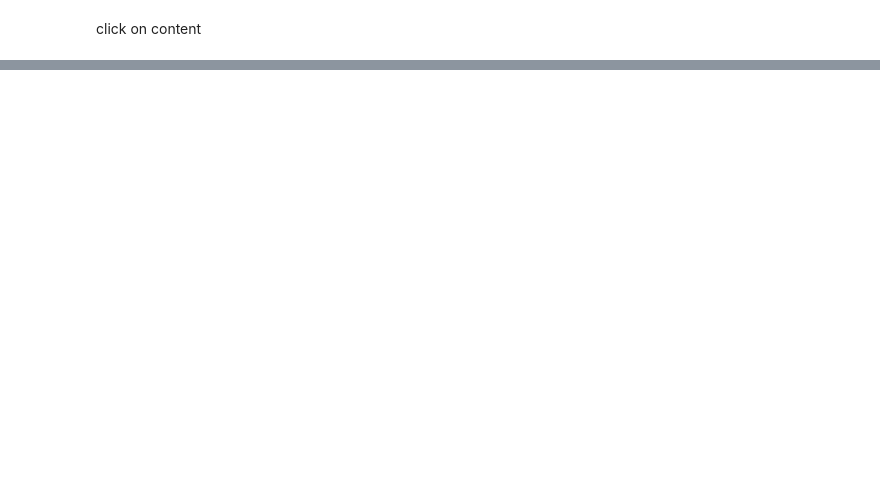
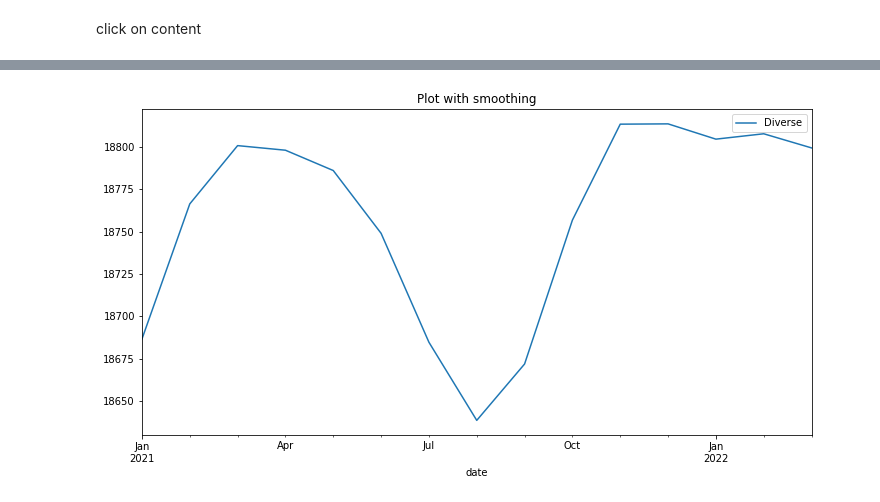
Before and after one commit to ciCciC/RecommendationSysTopicModel, a Jupyter notebook: notebooks/data_simulator.ipynb, the cells around one changed output, grey strips where cells are left out. Saved outputs shown, nothing was run; the diff lists cells and outputs as text; code cells hidden in the pictures; blank space fills up the shorter version.

```diff
--- a/notebooks/data_simulator.ipynb
+++ b/notebooks/data_simulator.ipynb
@@ -307,0 +371,13 @@ user_logs.to_csv('../data/users_logs.csv')
+# %%
+def smooth(x, y, smooth=0.50):
+    xs = np.linspace(x[0], x[-1], len(x))
+    ys = csaps(x, y, xs, smooth=smooth)
+    return xs, ys
+
+smooth_x, smooth_y = smooth(list(range(len(date_x_recom_matrix.index))), date_x_recom_matrix.iloc[:, 0].values)
+
+pd.DataFrame({
+    'Diverse': smooth_y
+}, index=date_x_recom_matrix.index).plot(figsize=(12,6), title='Plot with smoothing');
+# %% [output]
+[figure, added]
```
Also changed, not shown: parts of 18 cells of this notebook, 3 other files.
